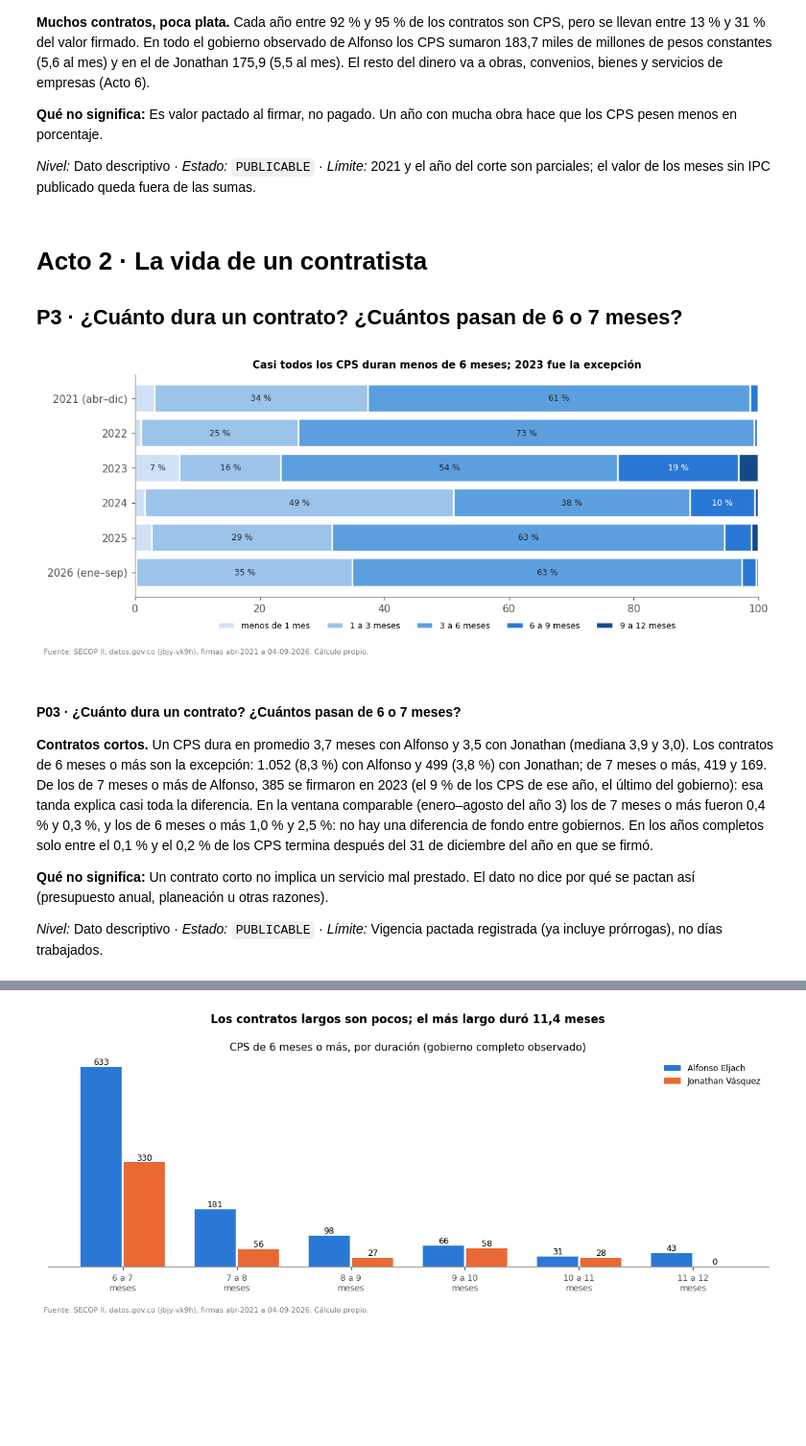
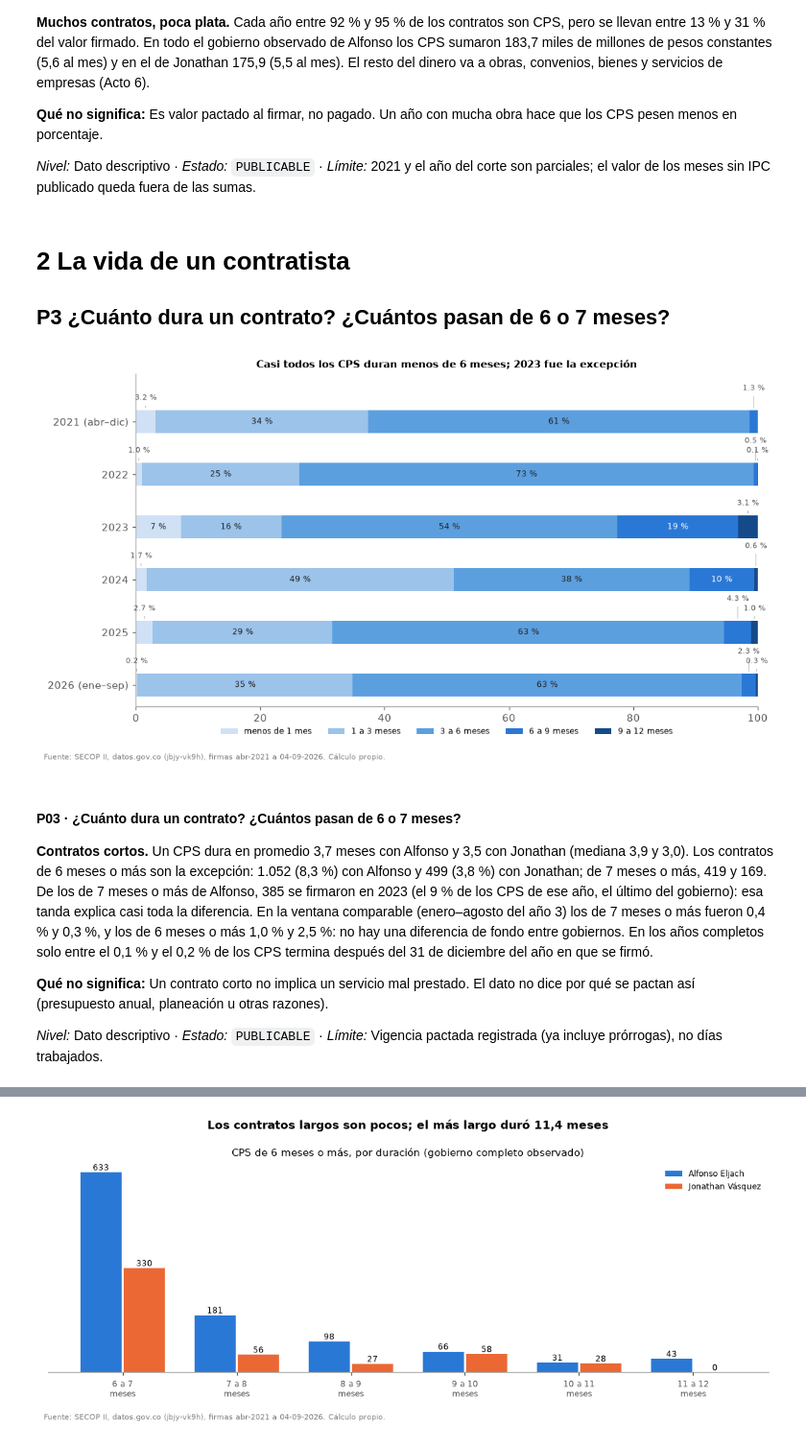
Before and after one commit to layapemar/PROYECTO-SECOP_BARRANCABERMEJA, a Jupyter notebook: notebooks/07_HISTORIA_CIUDADANA.ipynb, the cells around one changed output, grey strips where cells are left out. Shown at 96% size. Drawn from its saved outputs; the diff is of its cells as text; code cells hidden in the pictures; blank space fills up the shorter version.

```diff
--- a/notebooks/07_HISTORIA_CIUDADANA.ipynb
+++ b/notebooks/07_HISTORIA_CIUDADANA.ipynb
@@ -456,8 +452,8 @@ insight("P02", "Acto 1 · El tamaño", "¿Cuánto dinero es y qué parte se va e
 
 *Nivel:* Dato descriptivo · *Estado:* `PUBLICABLE` · *Límite:* 2021 y el año del corte son parciales; el valor de los meses sin IPC publicado queda fuera de las sumas.
 # %% [markdown]
-# Acto 2 · La vida de un contratista
-## P3 · ¿Cuánto dura un contrato? ¿Cuántos pasan de 6 o 7 meses?
+# 2  La vida de un contratista
+## P3 ¿Cuánto dura un contrato? ¿Cuántos pasan de 6 o 7 meses?
 # %%
 filas = []
 for _, v in VENTANAS.iterrows():
@@ -476,46 +472,62 @@ t_p3b["pct_7_meses_o_mas"] = cpsi.groupby("anio")["meses"].apply(lambda s: s.ge(
 t_p3b["pct_cruza_al_anio_siguiente"] = cpsi.assign(x=cpsi["fecha_fin"].dt.year.gt(cpsi["anio"])).groupby("anio")["x"].mean() * 100
 t_p3b = t_p3b.reset_index()
 
-fig, ax = plt.subplots(figsize=(10, 4))
-izq = np.zeros(len(t_p3b))
+fig, ax = plt.subplots(figsize=(10, 5.4))
+n = len(t_p3b)
+paso, alto = 1.9, 0.85
+y_pos = np.arange(n) * paso
+izq = np.zeros(n)
 tonos = ["#d0e1f5", "#9cc3ea", "#5c9fdf", "#2a78d6", "#154a8a"]
+n_etq_fuera = np.zeros(n, dtype=int)  # cuenta etiquetas fuera de la barra por año, para alternar su altura y que no se encimen
 for col, ton in zip(bandas.cat.categories, tonos):
-    ax.barh([rotulo_anio(a).replace("\n", " ") for a in t_p3b["anio"]], t_p3b[col], left=izq, color=ton, label=col,
-            edgecolor="white", linewidth=1.5)
-    for i, (l, w) in enumerate(zip(izq, t_p3b[col])):
+    vals = t_p3b[col].to_numpy()
+    ax.barh(y_pos, vals, left=izq, height=alto, color=ton, label=col)
+    for i, (l, w) in enumerate(zip(izq, vals)):
+        if w <= 0:
+            continue
+        centro = l + w / 2
         if w >= 6:
-            ax.text(l + w / 2, i, f"{w:.0f} %", ha="center", va="center", fontsize=8, color="white" if ton in tonos[3:] else "#222222")
-    izq += t_p3b[col].to_numpy()
-ax.invert_yaxis()
+            ax.text(centro, y_pos[i], f"{w:.0f} %", ha="center", va="center", fontsize=8, color="white" if ton in tonos[3:] else "#222222")
+        else:
+            nivel = n_etq_fuera[i] % 2
+            y_txt = y_pos[i] - alto / 2 - (0.3 if nivel == 0 else 0.65)
+            ax.annotate(f"{w:.1f} %", xy=(centro, y_pos[i] - alto / 2), xytext=(centro, y_txt), ha="center", va="bottom",
+                        fontsize=7, color="#555555", arrowprops=dict(arrowstyle="-", color="#aaaaaa", lw=0.6))
+            n_etq_fuera[i] += 1
+    izq += vals
+ax.set_yticks(y_pos)
+ax.set_yticklabels([rotulo_anio(a).replace("\n", " ") for a in t_p3b["anio"]])
+ax.set_ylim(y_pos[-1] + alto / 2 + 0.35, y_pos[0] - alto / 2 - 1.3)
 ax.set_xlim(0, 100)
-ax.legend(ncol=5, frameon=False, fontsize=8, loc="upper center", bbox_to_anchor=(0.5, -0.08))
+ax.margins(x=0)
+ax.legend(ncol=5, frameon=False, fontsize=8, loc="upper center", bbox_to_anchor=(0.5, -0.04))
 ax.set_title(f"Casi todos los CPS duran menos de 6 meses; {int(t_p3b.set_index('anio')['pct_7_meses_o_mas'].idxmax())} fue la excepción", fontsize=10, fontweight="bold")
 g_p3 = guardar_fig(fig, "a2_duracion_por_anio.png")
 
 gp3 = t_p3.loc[t_p3["ventana"].eq(ORDEN_VENT[0])].set_index("gobierno")
 a3p3 = t_p3.loc[t_p3["ventana"].eq(ORDEN_VENT[1])].set_index("gobierno")
 largos_2023 = int((cpsi["anio"].eq(2023) & cpsi["meses"].ge(7)).sum())
 d3 = t_p3b.set_index("anio")
 insight("P03", "Acto 2 · La vida de un contratista", "¿Cuánto dura un contrato? ¿Cuántos pasan de 6 o 7 meses?",
         "Contratos cortos",
         f"Un CPS dura en promedio {gp3.loc[A, 'promedio_meses']:.1f} meses con Alfonso y {gp3.loc[J, 'promedio_meses']:.1f} con Jonathan "
         f"(mediana {gp3.loc[A, 'mediana_meses']:.1f} y {gp3.loc[J, 'mediana_meses']:.1f}). Los contratos de 6 meses o más son la excepción: "
         f"{gp3.loc[A, 'cps_6_meses_o_mas']:,} ({gp3.loc[A, 'pct_6_meses_o_mas']:.1f} %) con Alfonso y {gp3.loc[J, 'cps_6_meses_o_mas']:,} "
         f"({gp3.loc[J, 'pct_6_meses_o_mas']:.1f} %) con Jonathan; de 7 meses o más, {gp3.loc[A, 'cps_7_meses_o_mas']:,} y "
         f"{gp3.loc[J, 'cps_7_meses_o_mas']:,}. De los de 7 meses o más de Alfonso, {largos_2023:,} se firmaron en 2023 (el "
         f"{d3.loc[2023, 'pct_7_meses_o_mas']:.0f} % de los CPS de ese año, el último del gobierno): esa tanda explica casi toda la diferencia. "
         f"En la ventana comparable (enero–agosto del año 3) los de 7 meses o más fueron {a3p3.loc[A, 'pct_7_meses_o_mas']:.1f} % y "
         f"{a3p3.loc[J, 'pct_7_meses_o_mas']:.1f} %, y los de 6 meses o más {a3p3.loc[A, 'pct_6_meses_o_mas']:.1f} % y {a3p3.loc[J, 'pct_6_meses_o_mas']:.1f} %: "
         f"no hay una diferencia de fondo entre gobiernos. En los años completos solo entre el "
         f"{d3.loc[ANIOS_COMPLETOS, 'pct_cruza_al_anio_siguiente'].min():.1f} % y el {d3.loc[ANIOS_COMPLETOS, 'pct_cruza_al_anio_siguiente'].max():.1f} % "
         f"de los CPS termina después del 31 de diciembre del año en que se firmó.",
         "Un contrato corto no implica un servicio mal prestado. El dato no dice por qué se pactan así (presupuesto anual, planeación u otras razones).",
         "Dato descriptivo", "PUBLICABLE", "CPS de personas, Alcaldía central, vigencia 1–366 días",
         "Vigencia pactada registrada (ya incluye prórrogas), no días trabajados.", pd.concat([t_p3, t_p3b], ignore_index=True), g_p3,
         cifra=f"duración mediana de {d3['mediana_meses'].min():.1f} a {d3['mediana_meses'].max():.1f} meses según el año; menos de 1 de cada 10 pasa de 6 meses")
 t_p3.round(1)
 # %% [output]
-[figure, old version]
+[figure, new version]
 #### P03 · ¿Cuánto dura un contrato? ¿Cuántos pasan de 6 o 7 meses?
 
 **Contratos cortos.** Un CPS dura en promedio 3,7 meses con Alfonso y 3,5 con Jonathan (mediana 3,9 y 3,0). Los contratos de 6 meses o más son la excepción: 1.052 (8,3 %) con Alfonso y 499 (3,8 %) con Jonathan; de 7 meses o más, 419 y 169. De los de 7 meses o más de Alfonso, 385 se firmaron en 2023 (el 9 % de los CPS de ese año, el último del gobierno): esa tanda explica casi toda la diferencia. En la ventana comparable (enero–agosto del año 3) los de 7 meses o más fueron 0,4 % y 0,3 %, y los de 6 meses o más 1,0 % y 2,5 %: no hay una diferencia de fondo entre gobiernos. En los años completos solo entre el 0,1 % y el 0,2 % de los CPS termina después del 31 de diciembre del año en que se firmó.
```
Also changed, not shown: parts of 42 cells of this notebook, 34 other files.
